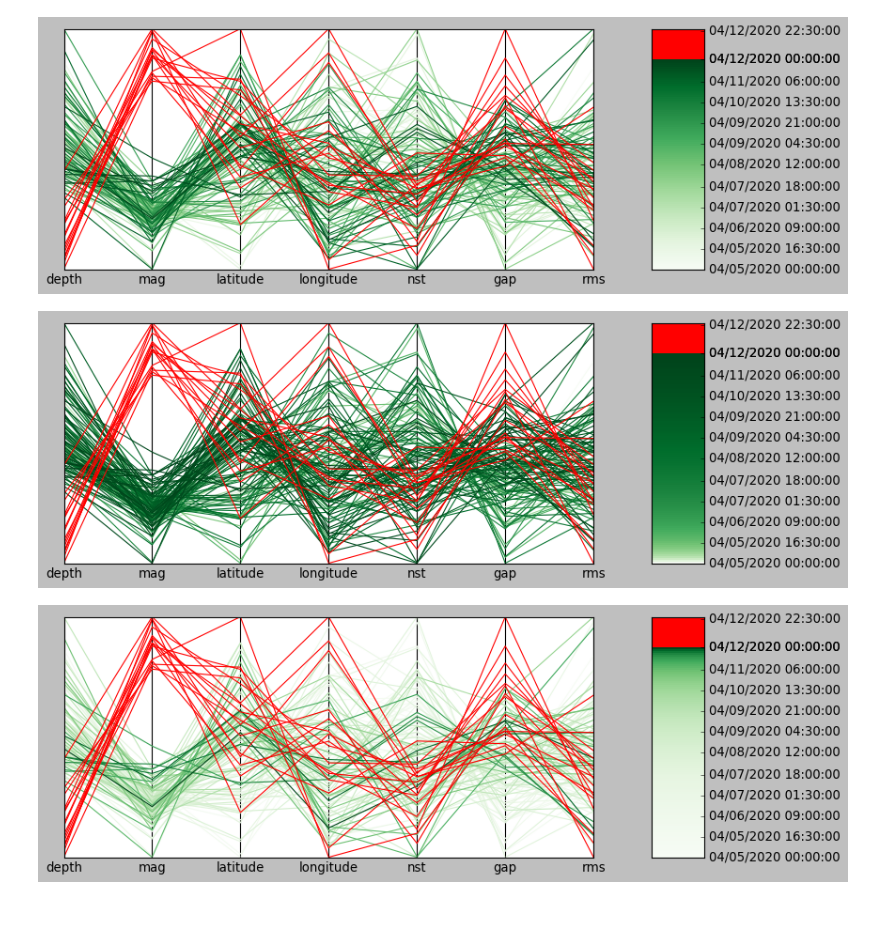
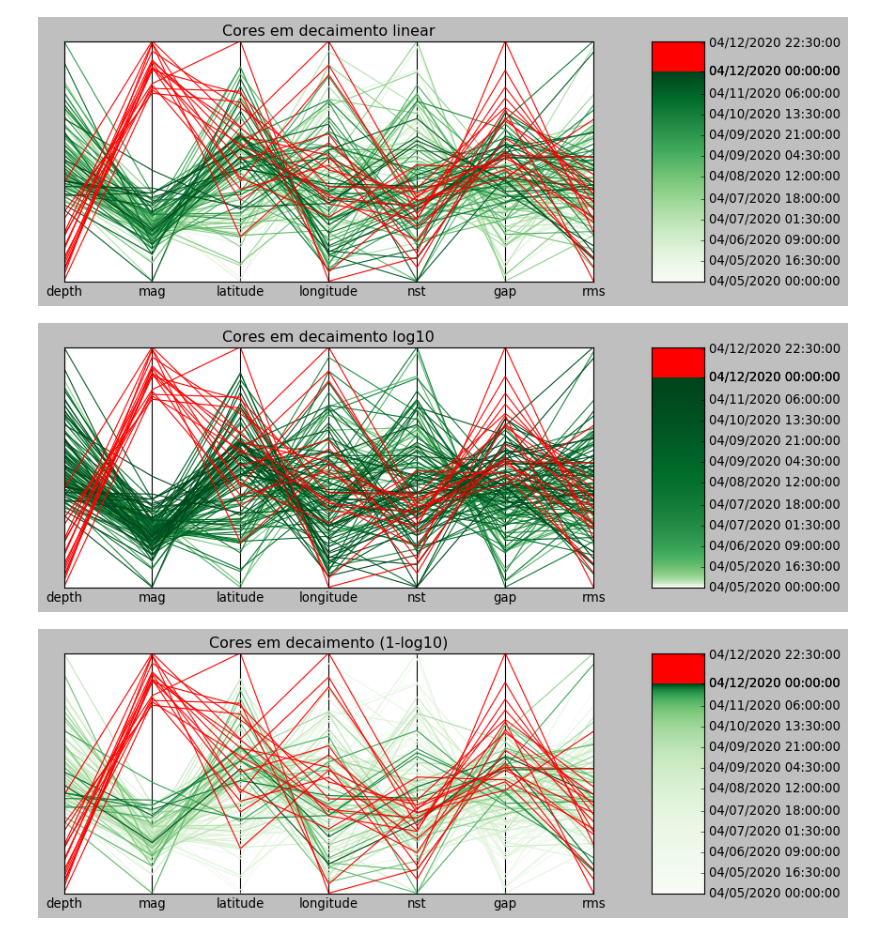
Before and after one commit to fbenghi/visualAnalitics_PCP, a Jupyter notebook: parallelCoordinates.ipynb, the cells around one changed output. Saved outputs shown, nothing was run; the diff lists cells and outputs as text; code cells hidden in the pictures.

```diff
--- a/parallelCoordinates.ipynb
+++ b/parallelCoordinates.ipynb
@@ -169,13 +169,15 @@ def plotVerticalColorbar(labels, lineColor, elementsBeforeFault, elementsAfterFa
     # Labels do lado direito da figura
     ax.yaxis.tick_right()
 # %%
-def completePicture(dataframe, cmap, elementsBeforeFault, elementsAfterFault):
+def completePicture(dataframe, cmap, elementsBeforeFault, elementsAfterFault, title):
 
     fig = plt.figure()
+
     spec = gridspec.GridSpec(ncols=2, nrows=1,
                             width_ratios=PCP_COLORBAR_RATE)
 
     ax0 = fig.add_subplot(spec[0])
+    ax0.title.set_text(title)
     plotPcp(dataframe,cmap,ax0)
 
     ax1 = fig.add_subplot(spec[1])
@@ -183,10 +185,10 @@ def completePicture(dataframe, cmap, elementsBeforeFault, elementsAfterFault):
 
     plt.show()
 # %%
-completePicture(resampledDf,linearColormap[1],instancesBeforeFault, instancesAfterFault)
-completePicture(resampledDf,logColormap[1],instancesBeforeFault, instancesAfterFault)
-completePicture(resampledDf,logRevColormap[1],instancesBeforeFault, instancesAfterFault)
+completePicture(resampledDf,linearColormap[1],instancesBeforeFault, instancesAfterFault, "Cores em decaimento linear")
+completePicture(resampledDf,logColormap[1],instancesBeforeFault, instancesAfterFault, "Cores em decaimento log10")
+completePicture(resampledDf,logRevColormap[1],instancesBeforeFault, instancesAfterFault, "Cores em decaimento (1-log10)")
 # %% [output]
-[figure, old version]
+[figure, new version]
-[figure, old version]
+[figure, new version]
-[figure, old version]
+[figure, new version]
```
